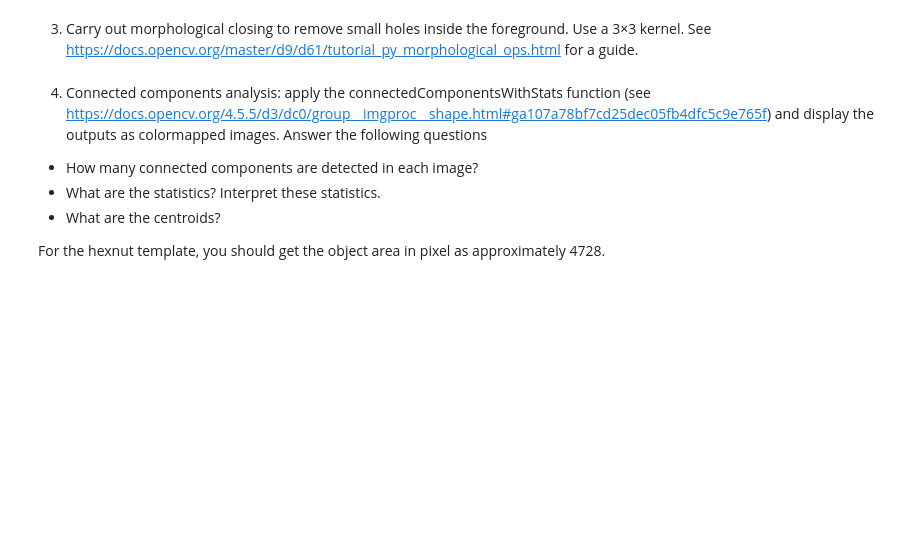
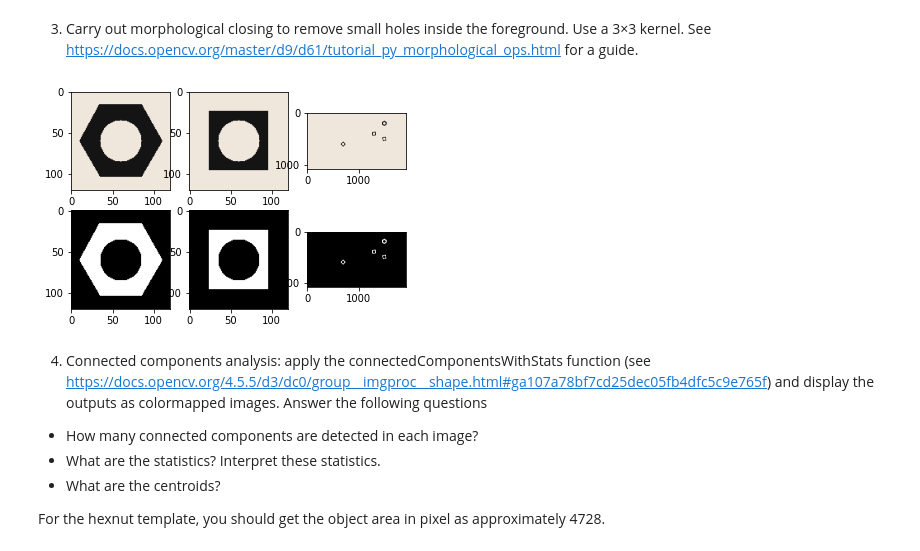
Before and after one commit to ayodyawkh/EN2550, a Jupyter notebook: Assignment_3/Assignment_3.ipynb, the cells around one changed output. Saved outputs shown, nothing was run; the diff lists cells and outputs as text; code cells hidden in the pictures; blank space fills up the shorter version.

```diff
--- a/Assignment_3/Assignment_3.ipynb
+++ b/Assignment_3/Assignment_3.ipynb
@@ -32,5 +55,21 @@ plt.show()
 # %% [markdown]
 3. Carry out morphological closing to remove small holes inside the foreground. Use a 3×3 kernel. See https://docs.opencv.org/master/d9/d61/tutorial_py_morphological_ops.html for a guide.
+# %%
+kernel = np.ones((3, 3), np.uint8)
+closing_1 = cv.morphologyEx(thresh1, cv.MORPH_CLOSE, kernel)
+closing_2 = cv.morphologyEx(thresh2, cv.MORPH_CLOSE, kernel)
+closing_3 = cv.morphologyEx(thresh3, cv.MORPH_CLOSE, kernel)
+
+fig, ax = plt.subplots(2, 3)
+ax[0][0].imshow(cv.cvtColor(hexnut_template, cv.COLOR_BGR2RGB))
+ax[0][1].imshow(cv.cvtColor(squarenut_template, cv.COLOR_BGR2RGB))
+ax[0][2].imshow(cv.cvtColor(conveyor_f100, cv.COLOR_BGR2RGB))
+ax[1][0].imshow(cv.cvtColor(closing_1, cv.COLOR_BGR2RGB))
+ax[1][1].imshow(cv.cvtColor(closing_2, cv.COLOR_BGR2RGB))
+ax[1][2].imshow(cv.cvtColor(closing_3, cv.COLOR_BGR2RGB))
+plt.show()
+# %% [output]
+[figure, added]
 # %% [markdown]
 4. Connected components analysis: apply the connectedComponentsWithStats function (see https://docs.opencv.org/4.5.5/d3/dc0/group__imgproc__shape.html#ga107a78bf7cd25dec05fb4dfc5c9e765f) and display the outputs as colormapped images. Answer the following questions
 
```
Also changed, not shown: parts of 2 cells of this notebook.
